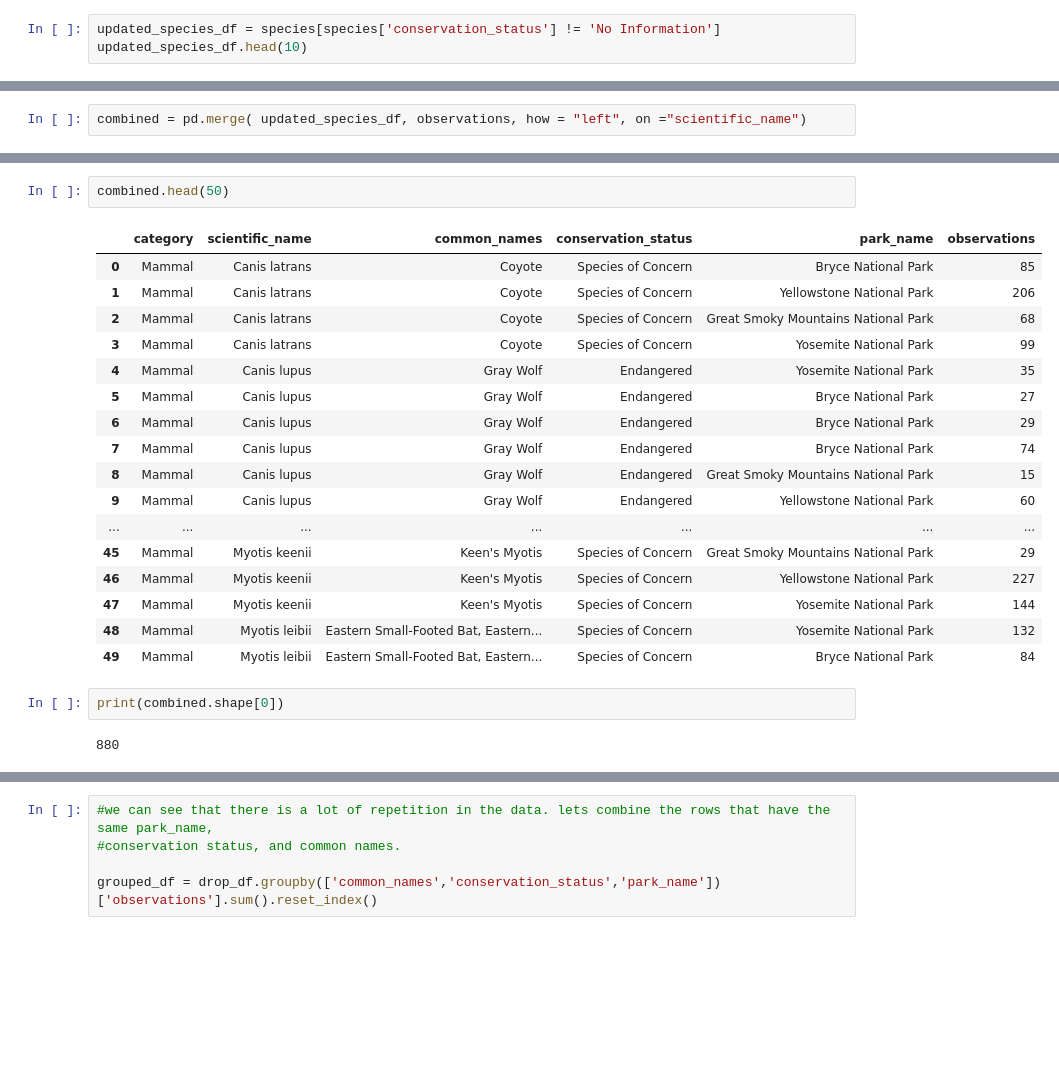
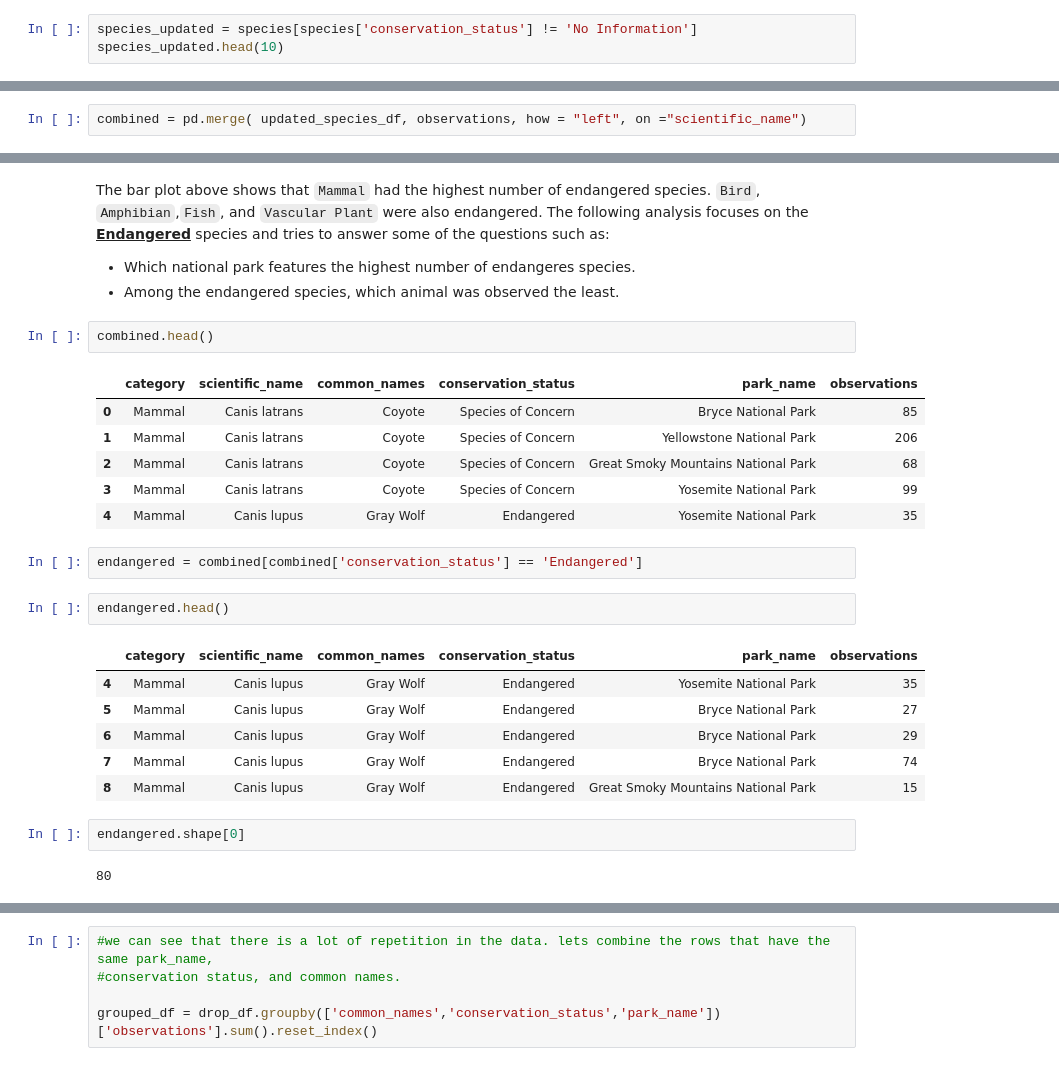
Before and after one commit to aavishkar6/Bio-diversity, a Jupyter notebook: Bio_diversity/biodiversity.ipynb, the cells around one changed output, grey strips where cells are left out. Drawn from its saved outputs; the diff is of its cells as text; blank space fills up the shorter version.

Commit message:
Final_commmit.
Required analysis and findings were completed.

```diff
--- a/Bio_diversity/biodiversity.ipynb
+++ b/Bio_diversity/biodiversity.ipynb
@@ -189,6 +197,6 @@ Maybe it is safe to remove the values that do not contain information about cons
 # %%
-updated_species_df = species[species['conservation_status'] != 'No Information']
-updated_species_df.head(10)
+species_updated = species[species['conservation_status'] != 'No Information']
+species_updated.head(10)
 # %% [output]
 |  | category | scientific_name | common_names | conservation_status |
 | 7 | Mammal | Canis latrans | Coyote | Species of Concern |
@@ -228,24 +297,28 @@ combined = pd.merge( updated_species_df, observations, how = "left", on ="scient
+# %% [markdown]
+The bar plot above shows that `Mammal` had the highest number of endangered species. `Bird`, `Amphibian`,`Fish`, and `Vascular Plant` were also endangered. The following analysis focuses on the <u><b>Endangered</b></u> species and tries to answer some of the questions such as:
+- Which national park features the highest number of endangeres species.
+- Among the endangered species, which animal was observed the least.
 # %%
-combined.head(50)
+combined.head()
 # %% [output]
 |  | category | scientific_name | common_names | conservation_status | park_name | observations |
 | 0 | Mammal | Canis latrans | Coyote | Species of Concern | Bryce National Park | 85 |
 | 1 | Mammal | Canis latrans | Coyote | Species of Concern | Yellowstone National Park | 206 |
 | 2 | Mammal | Canis latrans | Coyote | Species of Concern | Great Smoky Mountains National Park | 68 |
 | 3 | Mammal | Canis latrans | Coyote | Species of Concern | Yosemite National Park | 99 |
 | 4 | Mammal | Canis lupus | Gray Wolf | Endangered | Yosemite National Park | 35 |
-| 5 | Mammal | Canis lupus | Gray Wolf | Endangered | Bryce National Park | 27 |
-| 6 | Mammal | Canis lupus | Gray Wolf | Endangered | Bryce National Park | 29 |
-| 7 | Mammal | Canis lupus | Gray Wolf | Endangered | Bryce National Park | 74 |
-| 8 | Mammal | Canis lupus | Gray Wolf | Endangered | Great Smoky Mountains National Park | 15 |
-| 9 | Mammal | Canis lupus | Gray Wolf | Endangered | Yellowstone National Park | 60 |
-| ... | ... | ... | ... | ... | ... | ... |
-| 45 | Mammal | Myotis keenii | Keen's Myotis | Species of Concern | Great Smoky Mountains National Park | 29 |
-| 46 | Mammal | Myotis keenii | Keen's Myotis | Species of Concern | Yellowstone National Park | 227 |
-| 47 | Mammal | Myotis keenii | Keen's Myotis | Species of Concern | Yosemite National Park | 144 |
-| 48 | Mammal | Myotis leibii | Eastern Small-Footed Bat, Eastern... | Species of Concern | Yosemite National Park | 132 |
-| 49 | Mammal | Myotis leibii | Eastern Small-Footed Bat, Eastern... | Species of Concern | Bryce National Park | 84 |
+# %%
+endangered = combined[combined['conservation_status'] == 'Endangered']
+# %%
+endangered.head()
+# %% [output]
+|  | category | scientific_name | common_names | conservation_status | park_name | observations |
+| 4 | Mammal | Canis lupus | Gray Wolf | Endangered | Yosemite National Park | 35 |
+| 5 | Mammal | Canis lupus | Gray Wolf | Endangered | Bryce National Park | 27 |
+| 6 | Mammal | Canis lupus | Gray Wolf | Endangered | Bryce National Park | 29 |
+| 7 | Mammal | Canis lupus | Gray Wolf | Endangered | Bryce National Park | 74 |
+| 8 | Mammal | Canis lupus | Gray Wolf | Endangered | Great Smoky Mountains National Park | 15 |
 # %%
-print(combined.shape[0])
+endangered.shape[0]
 # %% [output]
-880
+80
```
Also changed, not shown: parts of 49 cells of this notebook.
